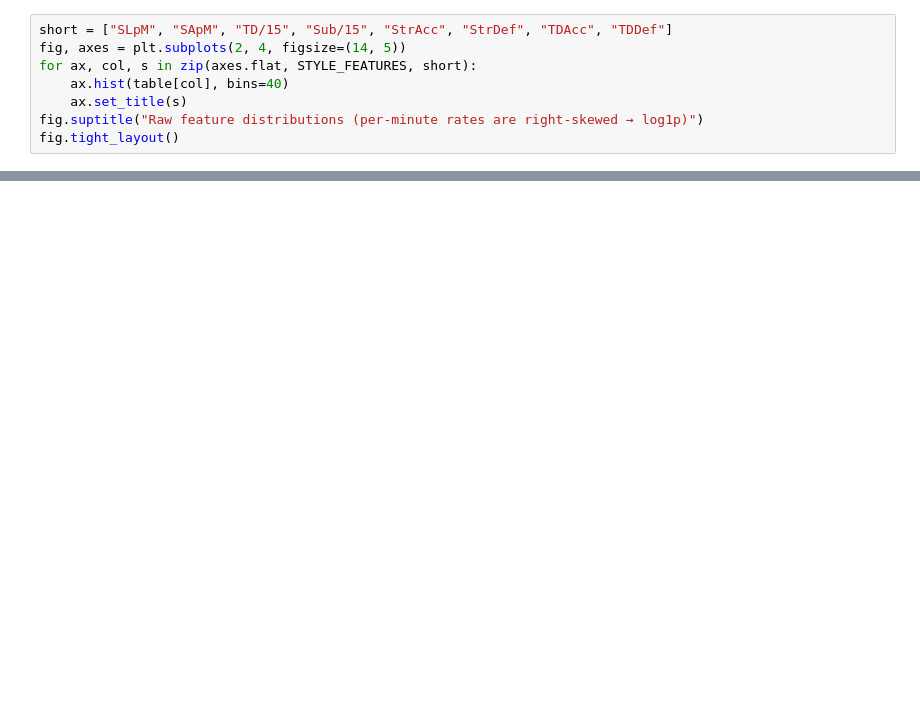
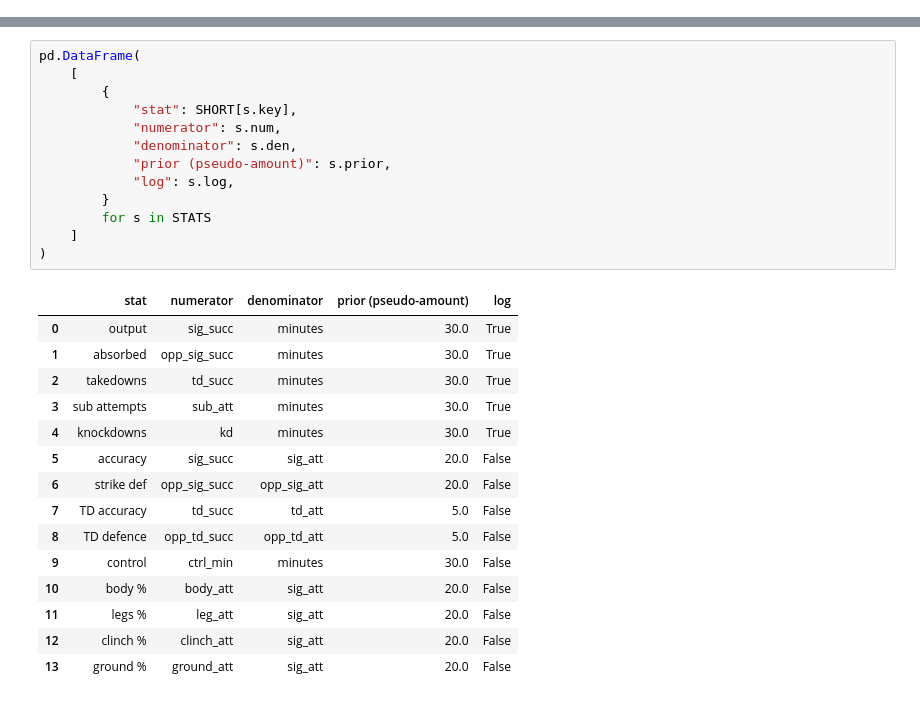
Before and after one commit to abbasly/ufc_embedded, a Jupyter notebook: notebooks/2.STYLE_MAP.ipynb, the cells around one changed output, grey strips where cells are left out. Cells and saved outputs as stored; diff of their text form; blank space fills up the shorter version.

```diff
--- a/notebooks/2.STYLE_MAP.ipynb
+++ b/notebooks/2.STYLE_MAP.ipynb
@@ -41,8 +0,0 @@ active: 879  with stats: 714  after cleaning: 514
-# %%
-short = ["SLpM", "SApM", "TD/15", "Sub/15", "StrAcc", "StrDef", "TDAcc", "TDDef"]
-fig, axes = plt.subplots(2, 4, figsize=(14, 5))
-for ax, col, s in zip(axes.flat, STYLE_FEATURES, short):
-    ax.hist(table[col], bins=40)
-    ax.set_title(s)
-fig.suptitle("Raw feature distributions (per-minute rates are right-skewed → log1p)")
-fig.tight_layout()
@@ -162,0 +87,29 @@ PosixPath('/Users/anar/Desktop/tum/26-winter/ufc_embedded/data/processed/style_m
+# %%
+pd.DataFrame(
+    [
+        {
+            "stat": SHORT[s.key],
+            "numerator": s.num,
+            "denominator": s.den,
+            "prior (pseudo-amount)": s.prior,
+            "log": s.log,
+        }
+        for s in STATS
+    ]
+)
+# %% [output]
+|  | stat | numerator | denominator | prior (pseudo-amount) | log |
+| 0 | output | sig_succ | minutes | 30.0 | True |
+| 1 | absorbed | opp_sig_succ | minutes | 30.0 | True |
+| 2 | takedowns | td_succ | minutes | 30.0 | True |
+| 3 | sub attempts | sub_att | minutes | 30.0 | True |
+| 4 | knockdowns | kd | minutes | 30.0 | True |
+| 5 | accuracy | sig_succ | sig_att | 20.0 | False |
+| 6 | strike def | opp_sig_succ | opp_sig_att | 20.0 | False |
+| 7 | TD accuracy | td_succ | td_att | 5.0 | False |
+| 8 | TD defence | opp_td_succ | opp_td_att | 5.0 | False |
+| 9 | control | ctrl_min | minutes | 30.0 | False |
+| 10 | body % | body_att | sig_att | 20.0 | False |
+| 11 | legs % | leg_att | sig_att | 20.0 | False |
+| 12 | clinch % | clinch_att | sig_att | 20.0 | False |
+| 13 | ground % | ground_att | sig_att | 20.0 | False |
```
Also changed, not shown: parts of 41 cells of this notebook, 2 other files.
